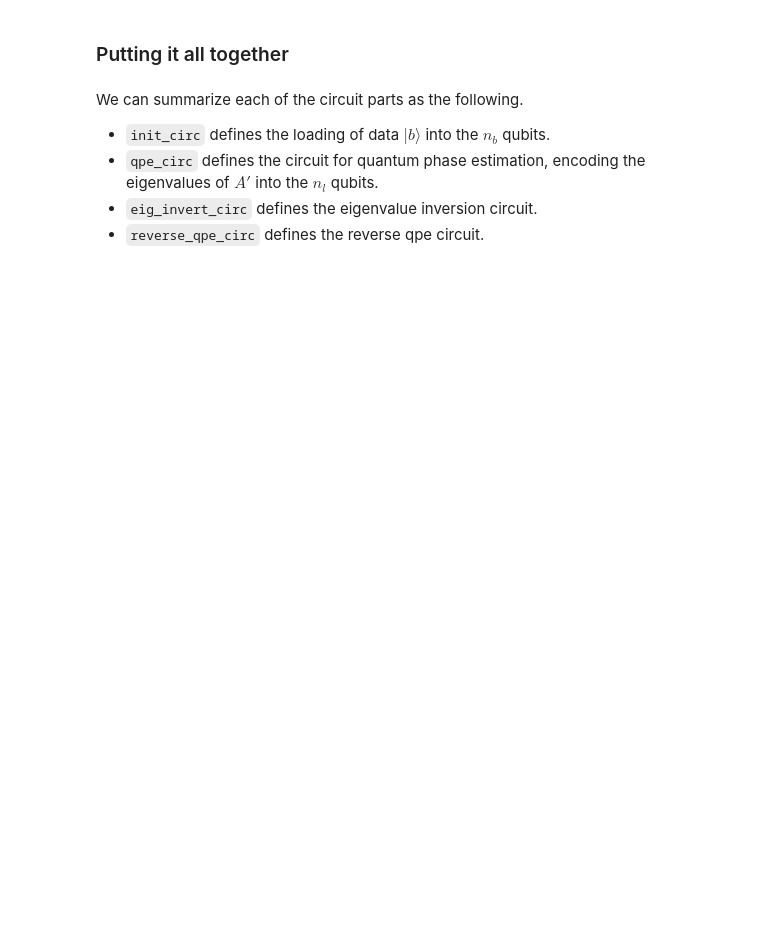
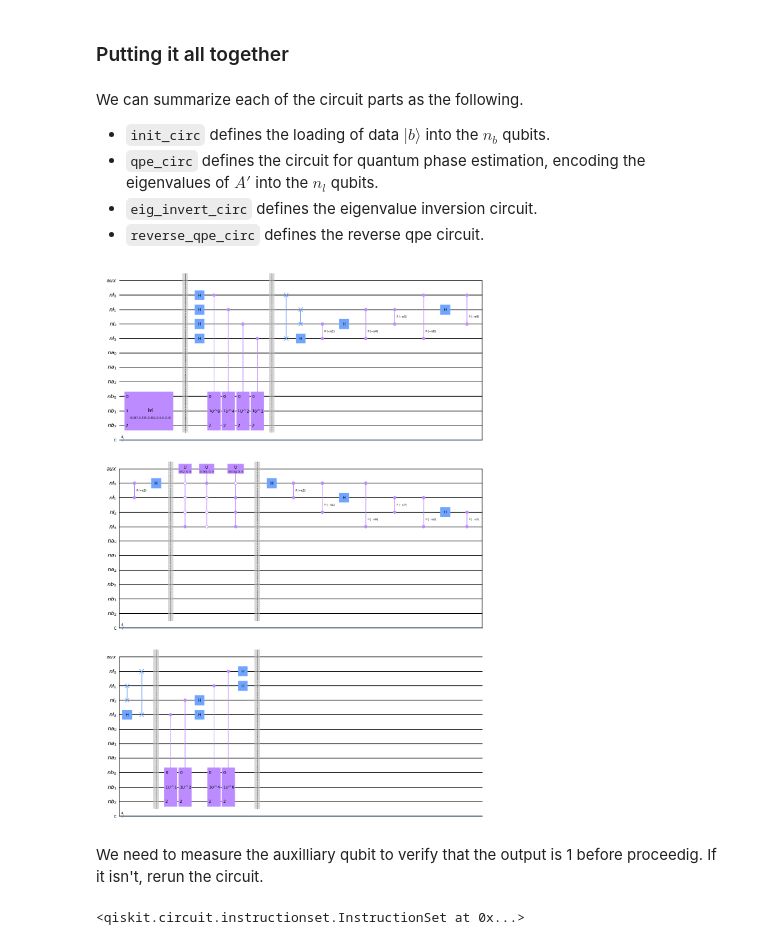
Before and after one commit to tybens/quantum-data-fitting-HHL, a Jupyter notebook: hhl-non-hermitian.ipynb, the cells around one changed output. Saved outputs shown, nothing was run; the diff lists cells and outputs as text; code cells hidden in the pictures; blank space fills up the shorter version.

```diff
--- a/hhl-non-hermitian.ipynb
+++ b/hhl-non-hermitian.ipynb
@@ -270,3 +311,15 @@ We can summarize each of the circuit parts as the following.
 - `qpe_circ` defines the circuit for quantum phase estimation, encoding the eigenvalues of $A'$ into the $n_l$ qubits.
 - `eig_invert_circ` defines the eigenvalue inversion circuit.
 - `reverse_qpe_circ` defines the reverse qpe circuit.
+# %%
+circ_up_to = init_circ.compose(qpe_circ).compose(eig_invert_circ).compose(reverse_qpe_circ)
+
+circ_up_to.draw('mpl')
+# %% [output]
+[figure, added]
+# %% [markdown]
+We need to measure the auxilliary qubit to verify that the output is 1 before proceedig. If it isn't, rerun the circuit.
+# %%
+circ_up_to.measure(aux, c[0])
+# %% [output]
+<qiskit.circuit.instructionset.InstructionSet at 0x...>
```
Also changed, not shown: parts of 23 cells of this notebook.
